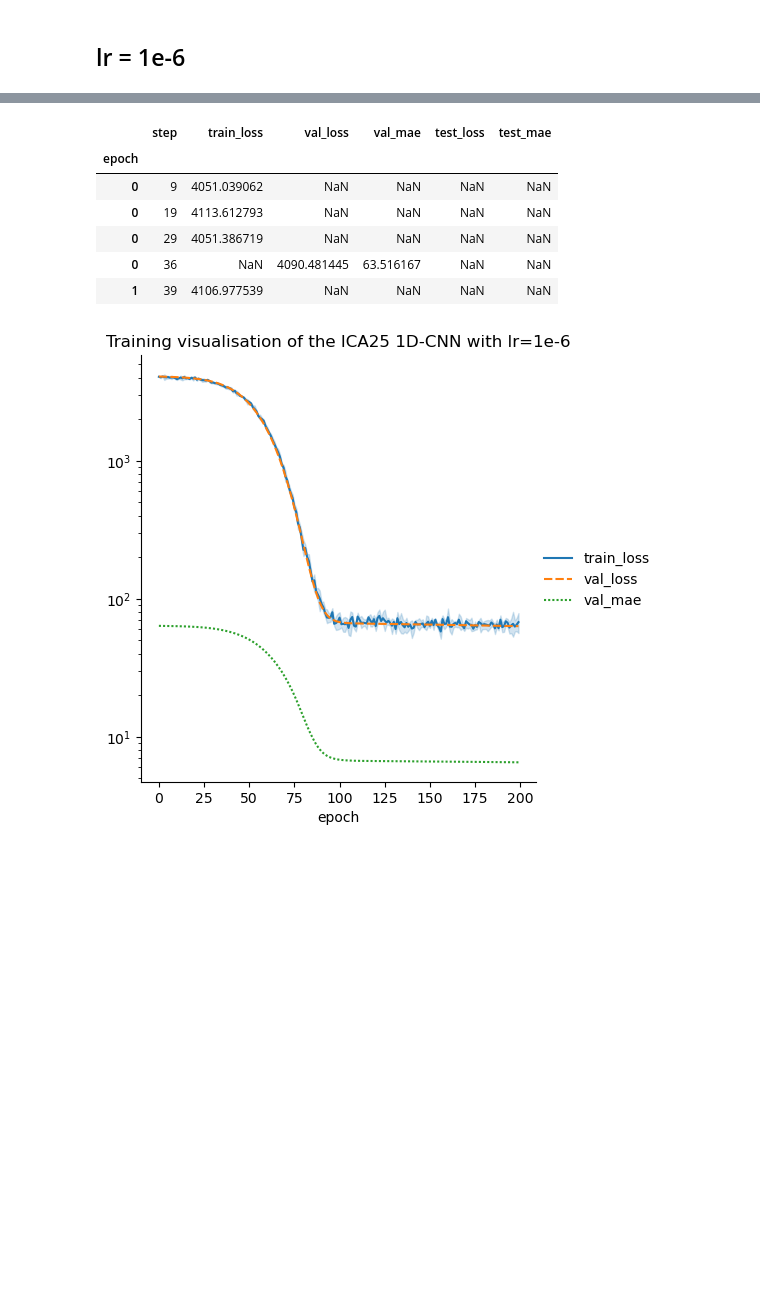
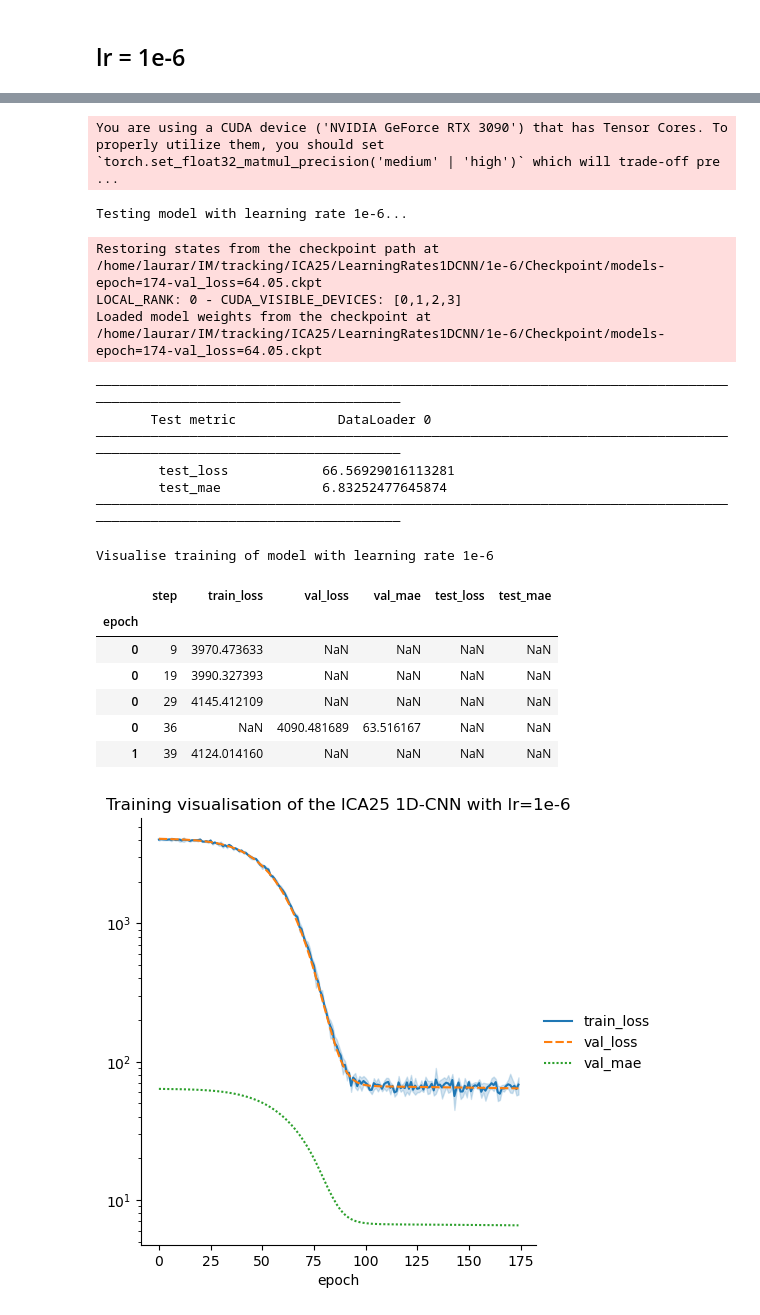
Before and after one commit to laura-riedel/IM, a Jupyter notebook: src/ICA25 - 1D CNN learning rate.ipynb, the cells around one changed output, grey strips where cells are left out. Drawn from its saved outputs; the diff is of its cells as text; code cells hidden in the pictures; blank space fills up the shorter version.

```diff
--- a/src/ICA25 - 1D CNN learning rate.ipynb
+++ b/src/ICA25 - 1D CNN learning rate.ipynb
@@ -315,7 +305,7 @@ utils.plot_training(data=lr_5_metrics, title=f'Training visualisation of the ICA
 # %% [markdown]
 ## lr = 1e-6
 # %%
-lr_6 = test_learningrate(path, data, '1e-6', 1)
+lr_6, lr_6_data = train_learningrate(path, ukbb_dir, '1e-6', 1)
 # %% [output]
 GPU available: True (cuda), used: True
 TPU available: False, using: 0 TPU cores
@@ -364,13 +329,25 @@ ServerApp.rate_limit_window=3.0 (secs)
 # %%
 # visualise training
-lr_6_metrics = utils.get_current_metrics(lr_6, show=True)
-utils.plot_training(data=lr_6_metrics, title=f'Training visualisation of the ICA25 1D-CNN with lr=1e-6')
+test_learningrate(lr_6, lr_6_data, '1e-6')
 # %% [output]
+You are using a CUDA device ('NVIDIA GeForce RTX 3090') that has Tensor Cores. To properly utilize them, you should set `torch.set_float32_matmul_precision('medium' | 'high')` which will trade-off pre ...
+Testing model with learning rate 1e-6...
+Restoring states from the checkpoint path at /home/laurar/IM/tracking/ICA25/LearningRates1DCNN/1e-6/Checkpoint/models-epoch=174-val_loss=64.05.ckpt
+LOCAL_RANK: 0 - CUDA_VISIBLE_DEVICES: [0,1,2,3]
+Loaded model weights from the checkpoint at /home/laurar/IM/tracking/ICA25/LearningRates1DCNN/1e-6/Checkpoint/models-epoch=174-val_loss=64.05.ckpt
+────────────────────────────────────────────────────────────────────────────────────────────────────────────────────────
+       Test metric             DataLoader 0
+────────────────────────────────────────────────────────────────────────────────────────────────────────────────────────
+        test_loss            66.56929016113281
+        test_mae             6.83252477645874
+────────────────────────────────────────────────────────────────────────────────────────────────────────────────────────
+
+Visualise training of model with learning rate 1e-6
 |  | step | train_loss | val_loss | val_mae | test_loss | test_mae |
 | epoch |  |  |  |  |  |  |
-| 0 | 9 | 4051.039062 | NaN | NaN | NaN | NaN |
-| 0 | 19 | 4113.612793 | NaN | NaN | NaN | NaN |
-| 0 | 29 | 4051.386719 | NaN | NaN | NaN | NaN |
-| 0 | 36 | NaN | 4090.481445 | 63.516167 | NaN | NaN |
-| 1 | 39 | 4106.977539 | NaN | NaN | NaN | NaN |
+| 0 | 9 | 3970.473633 | NaN | NaN | NaN | NaN |
+| 0 | 19 | 3990.327393 | NaN | NaN | NaN | NaN |
+| 0 | 29 | 4145.412109 | NaN | NaN | NaN | NaN |
+| 0 | 36 | NaN | 4090.481689 | 63.516167 | NaN | NaN |
+| 1 | 39 | 4124.014160 | NaN | NaN | NaN | NaN |
-[figure, old version]
+[figure, new version]
```
Also changed, not shown: parts of 21 cells of this notebook, 37 other files.
